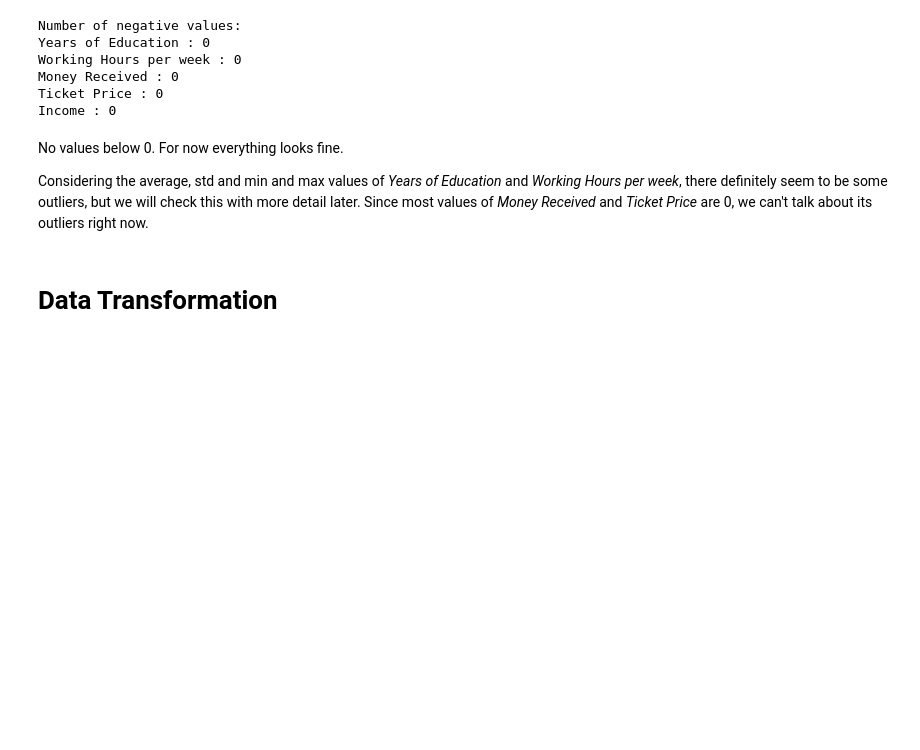
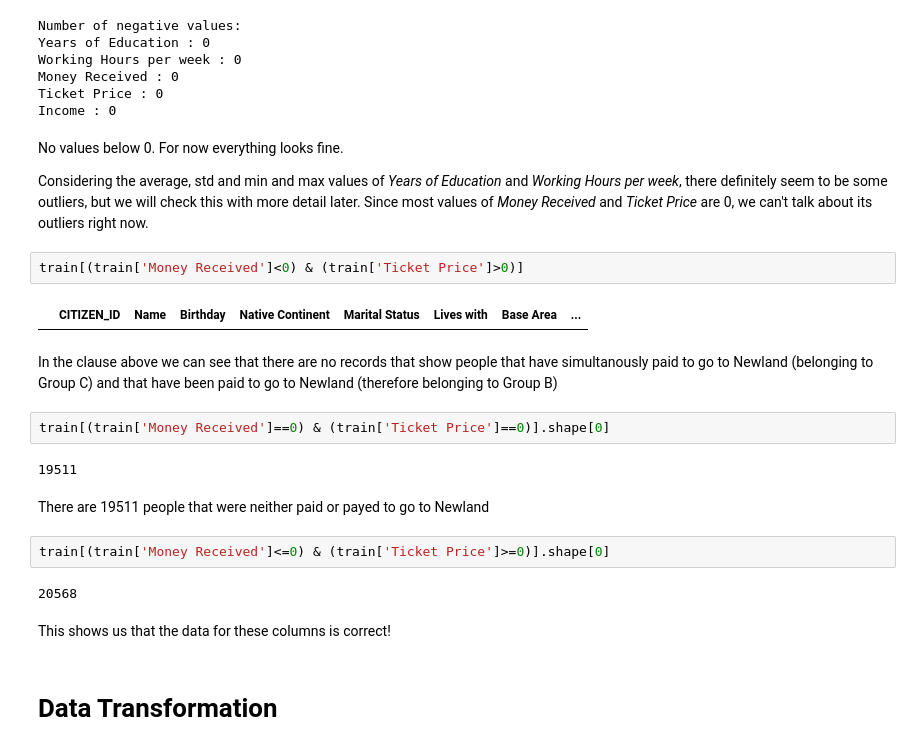
Before and after one commit to martaldsantos/newland_project, a Jupyter notebook: ML_Project.ipynb, the cells around one changed output. Cells and saved outputs as stored; diff of their text form; blank space fills up the shorter version.

```diff
--- a/ML_Project.ipynb
+++ b/ML_Project.ipynb
@@ -403,6 +436,24 @@ Income : 0
 No values below 0. For now everything looks fine.
 
 Considering the average, std and min and max values of *Years of Education* and *Working Hours per week*, there definitely seem to be some outliers, but we will check this with more detail later. Since most values of *Money Received* and *Ticket Price* are 0, we can't talk about its outliers right now.
+# %%
+train[(train['Money Received']<0) & (train['Ticket Price']>0)]
+# %% [output]
+|  | CITIZEN_ID | Name | Birthday | Native Continent | Marital Status | Lives with | Base Area | ... |
+# %% [markdown]
+In the clause above we can see that there are no records that show people that have simultanously paid to go to Newland (belonging to Group C) and that have been paid to go to Newland (therefore belonging to Group B)
+# %%
+train[(train['Money Received']==0) & (train['Ticket Price']==0)].shape[0]
+# %% [output]
+19511
+# %% [markdown]
+There are 19511 people that were neither paid or payed to go to Newland
+# %%
+train[(train['Money Received']<=0) & (train['Ticket Price']>=0)].shape[0]
+# %% [output]
+20568
+# %% [markdown]
+This shows us that the data for these columns is correct!
 # %% [markdown]
 # **Data Transformation**
 # %% [markdown]
```
Also changed, not shown: parts of 18 cells of this notebook.
